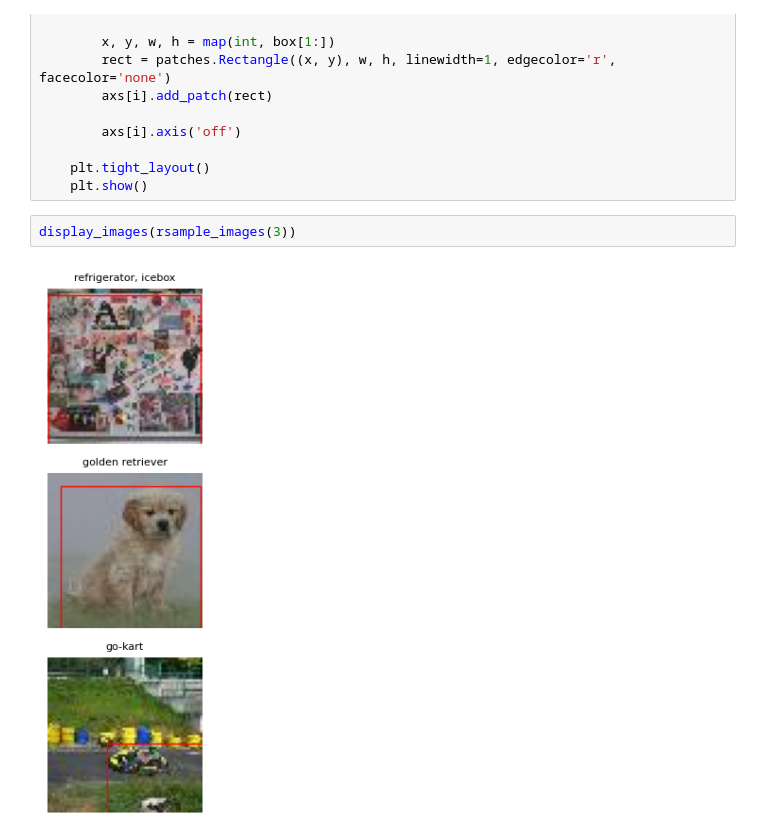
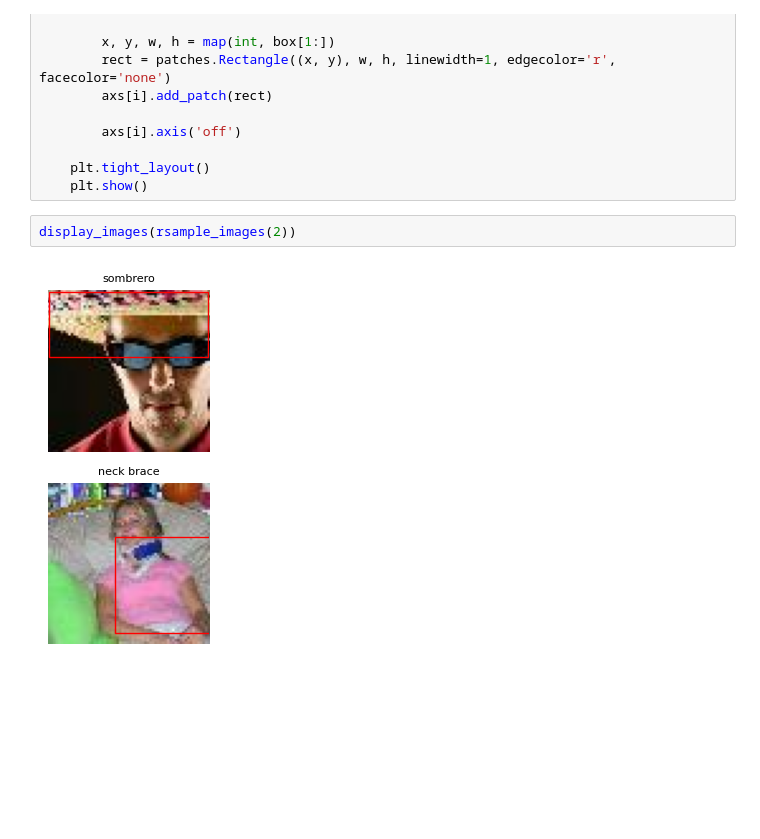
Before and after one commit to johnbarnes-vi/resnet-tiny-imagenet, a Jupyter notebook: ViT-tinyimagenet200/vit.ipynb, the cells around one changed output. Drawn from its saved outputs; the diff is of its cells as text; blank space fills up the shorter version.

```diff
--- a/ViT-tinyimagenet200/vit.ipynb
+++ b/ViT-tinyimagenet200/vit.ipynb
@@ -104,7 +105,7 @@ def display_images(samples_with_boxes):
     plt.tight_layout()
     plt.show()
 # %%
-display_images(rsample_images(3))
+display_images(rsample_images(2))
 # %% [output]
-[figure, old version]
+[figure, new version]
 # %%
```
Also changed, not shown: parts of 3 cells of this notebook.
